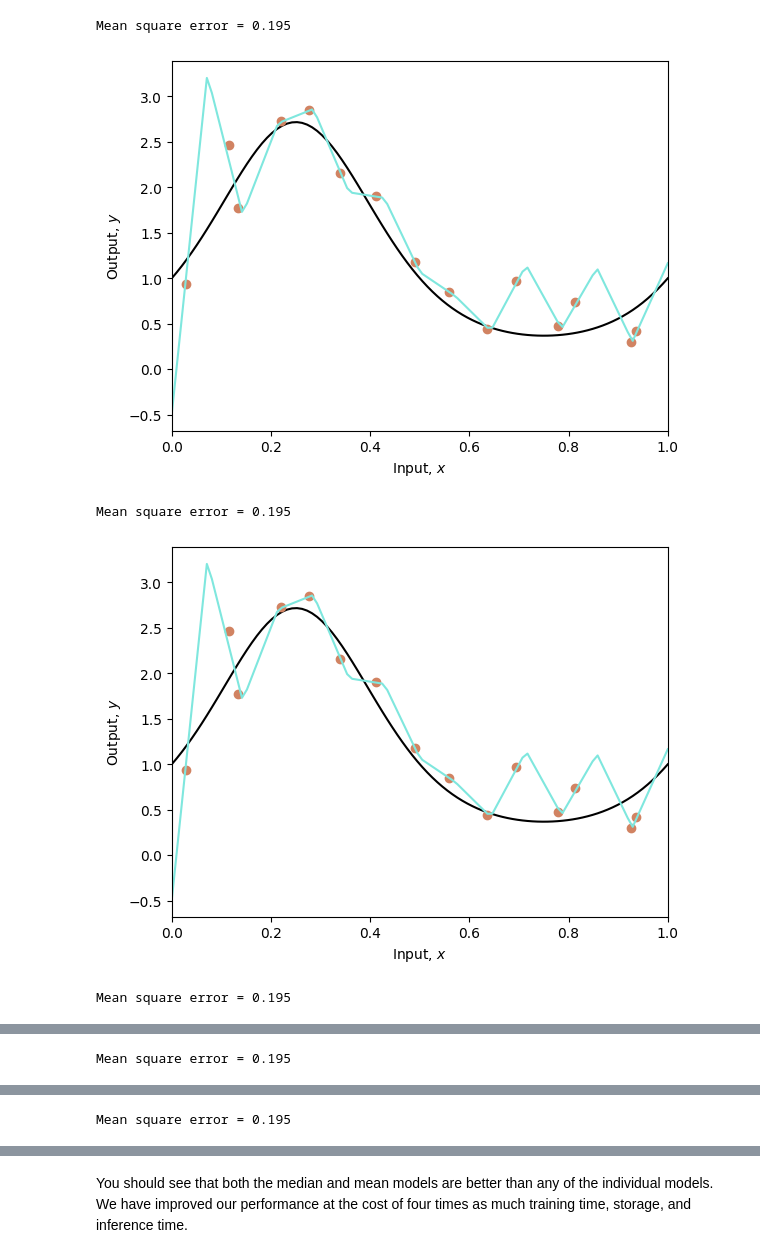
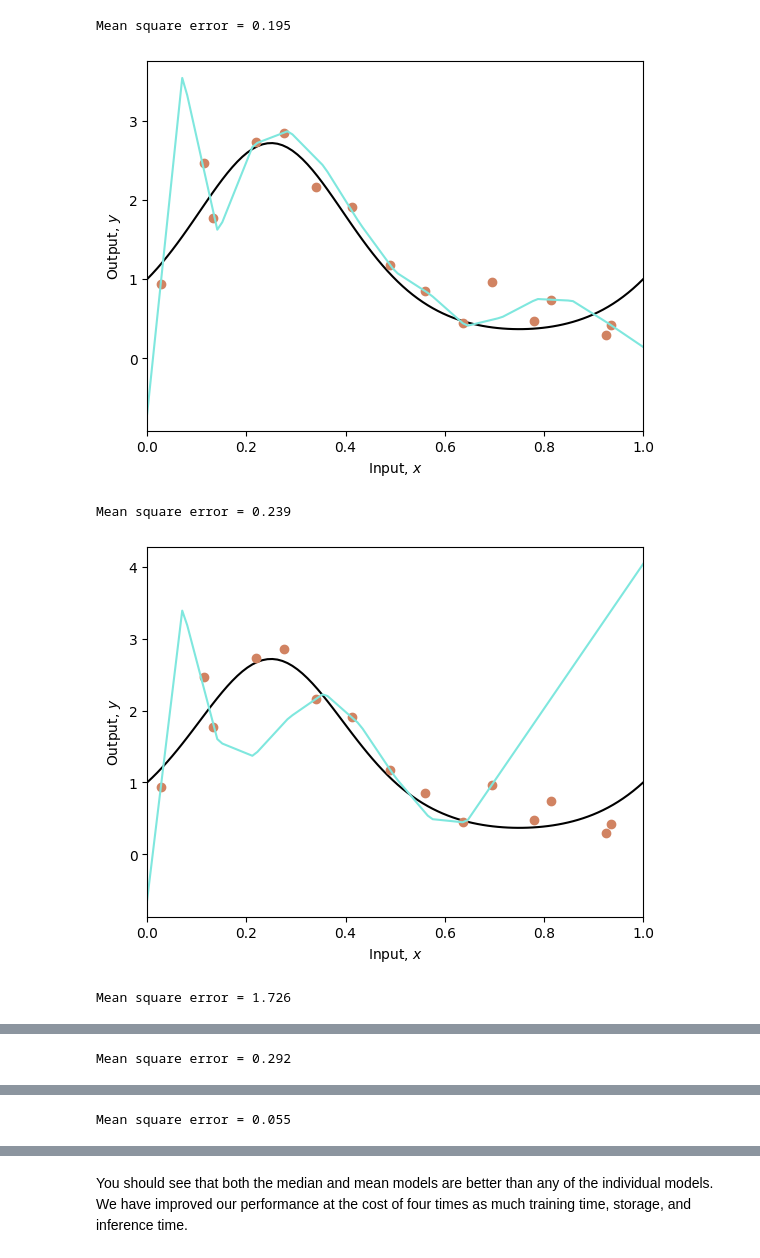
Before and after one commit to jrodriguezru/MDL-2024-1, a Jupyter notebook: Notebooks/9_3_Ensembling.ipynb, the cells around one changed output, grey strips where cells are left out. Cells and saved outputs as stored; diff of their text form; code cells hidden in the pictures.

```diff
--- a/Notebooks/9_3_Ensembling.ipynb
+++ b/Notebooks/9_3_Ensembling.ipynb
@@ -135,35 +135,35 @@ Mean square error = 0.195
 # Now let's resample the data with replacement four times.
 n_model = 4
 # Array to store the prediction from all of our models
 all_y_model = np.zeros((n_model, len(y_model)))
 
 # For each model
 for c_model in range(n_model):
     # TODO Sample data indices with replacement (use np.random.choice)
     # Replace this line
-    resampled_indices = np.arange(0,n_data,1);
+    resampled_indices = np.random.choice(n_data, size=n_data);
 
     # Extract the resampled x and y data
     x_data_resampled = x_data[resampled_indices]
     y_data_resampled = y_data[resampled_indices]
 
     # Fit the model
     beta, omega = fit_model_closed_form(x_data_resampled,y_data_resampled,n_hidden=14)
 
     # Run the model
     y_model_resampled = network(x_model, beta, omega)
 
     # Store the results
     all_y_model[c_model,:] = y_model_resampled
 
     # Draw the function and the model
     plot_function(x_func, y_func, x_data,y_data, x_model, y_model_resampled)
 
     # Compute the mean squared error between the fitted model (cyan) and the true curve (black)
     mean_sq_error = np.mean((y_model_resampled-y_func) * (y_model_resampled-y_func))
     print(f"Mean square error = {mean_sq_error:3.3f}")
 # %% [output]
-[figure, old version]
+[figure, new version]
-Mean square error = 0.195
+Mean square error = 0.239
-[figure, old version]
+[figure, new version]
-Mean square error = 0.195
+Mean square error = 1.726
@@ -171 +171 @@ Mean square error = 0.195
-Mean square error = 0.195
+Mean square error = 0.292
@@ -173,4 +173,4 @@ Mean square error = 0.195
-Mean square error = 0.195
+Mean square error = 0.055
 # %%
 # Plot the median of the results
 # TODO -- find the median prediction
```
Also changed, not shown: parts of 3 cells of this notebook.
